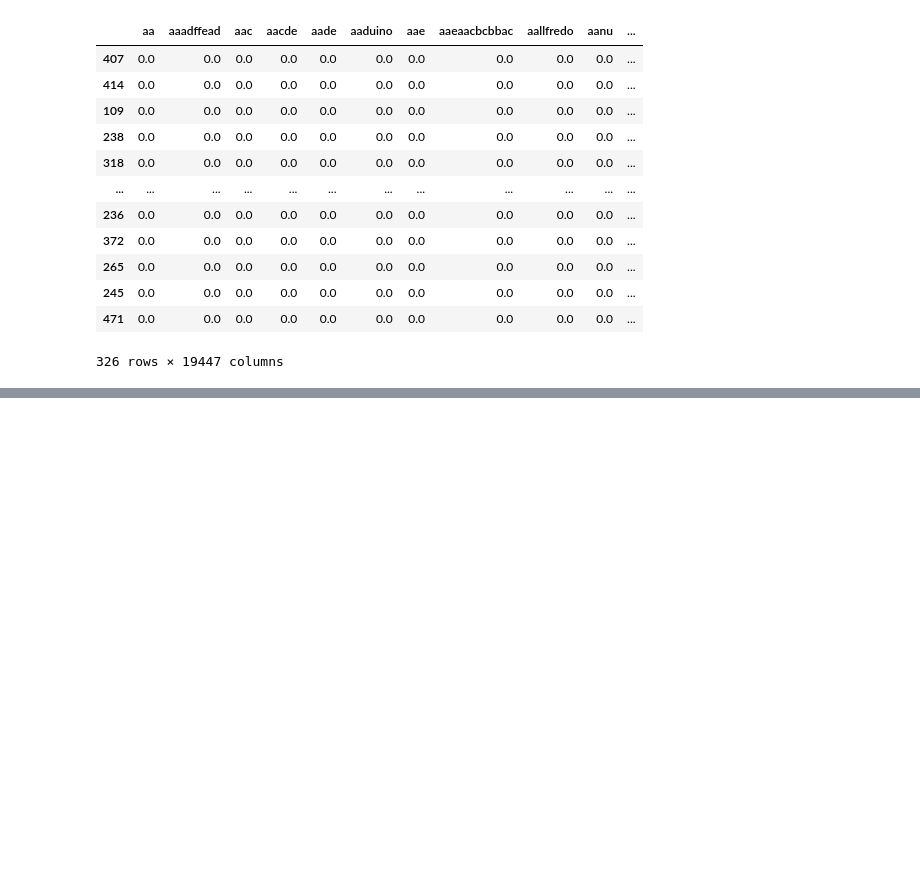
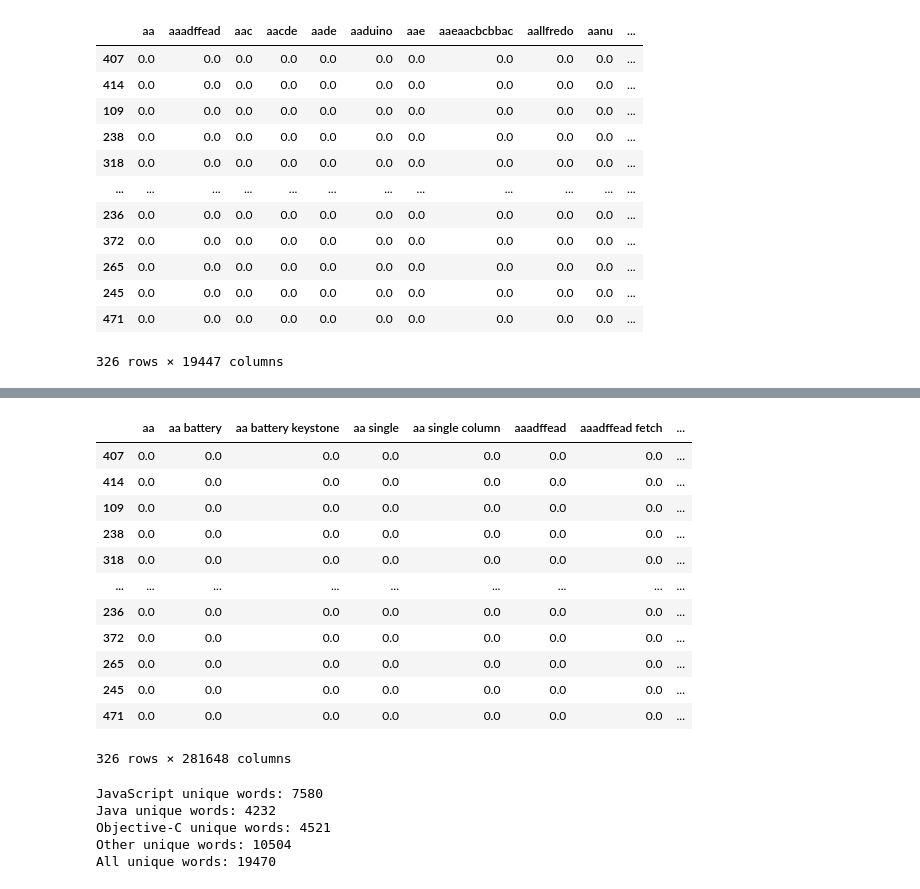
Before and after one commit to pagel-rltk/readme_tellme_repo_lang, a Jupyter notebook: tyler_modeling.ipynb, the cells around one changed output, grey strips where cells are left out. Cells and saved outputs as stored; diff of their text form; code cells hidden in the pictures; blank space fills up the shorter version.

```diff
--- a/tyler_modeling.ipynb
+++ b/tyler_modeling.ipynb
@@ -364,0 +458,19 @@ Xtr_tfidf_l_s
+# %%
+Xtr_tfidf = pd.DataFrame(Xtr_bow_tfidf.todense(),columns=tfidf.get_feature_names_out(),index=X_train.index)
+Xv_tfidf = pd.DataFrame(Xv_bow_tfidf.todense(),columns=tfidf.get_feature_names_out(),index=X_val.index)
+Xt_tfidf = pd.DataFrame(Xt_bow_tfidf.todense(),columns=tfidf.get_feature_names_out(),index=X_test.index)
+Xtr_tfidf
+# %% [output]
+|  | aa | aa battery | aa battery keystone | aa single | aa single column | aaadffead | aaadffead fetch | ... |
+| 407 | 0.0 | 0.0 | 0.0 | 0.0 | 0.0 | 0.0 | 0.0 | ... |
+| 414 | 0.0 | 0.0 | 0.0 | 0.0 | 0.0 | 0.0 | 0.0 | ... |
+| 109 | 0.0 | 0.0 | 0.0 | 0.0 | 0.0 | 0.0 | 0.0 | ... |
+| 238 | 0.0 | 0.0 | 0.0 | 0.0 | 0.0 | 0.0 | 0.0 | ... |
+| 318 | 0.0 | 0.0 | 0.0 | 0.0 | 0.0 | 0.0 | 0.0 | ... |
+| ... | ... | ... | ... | ... | ... | ... | ... | ... |
+| 236 | 0.0 | 0.0 | 0.0 | 0.0 | 0.0 | 0.0 | 0.0 | ... |
+| 372 | 0.0 | 0.0 | 0.0 | 0.0 | 0.0 | 0.0 | 0.0 | ... |
+| 265 | 0.0 | 0.0 | 0.0 | 0.0 | 0.0 | 0.0 | 0.0 | ... |
+| 245 | 0.0 | 0.0 | 0.0 | 0.0 | 0.0 | 0.0 | 0.0 | ... |
+| 471 | 0.0 | 0.0 | 0.0 | 0.0 | 0.0 | 0.0 | 0.0 | ... |
+326 rows × 281648 columns
@@ -364,0 +491,8 @@ Xtr_tfidf_l_s
+# %%
+javascript, java, objective_c, other, all_words = e.count_unique_words_by_language(train)
+# %% [output]
+JavaScript unique words: 7580
+Java unique words: 4232
+Objective-C unique words: 4521
+Other unique words: 10504
+All unique words: 19470
```
Also changed, not shown: parts of 36 cells of this notebook, 1 other file.
